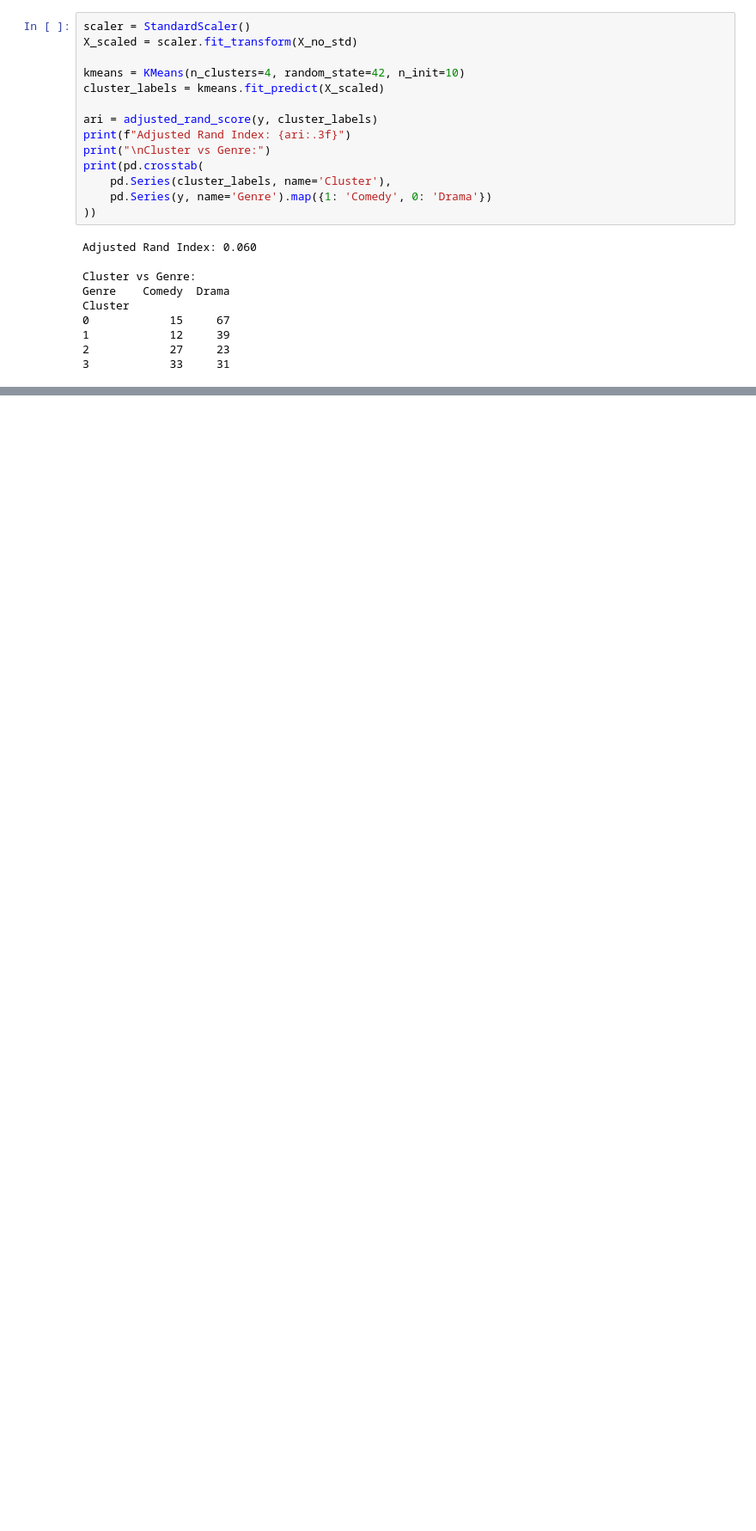
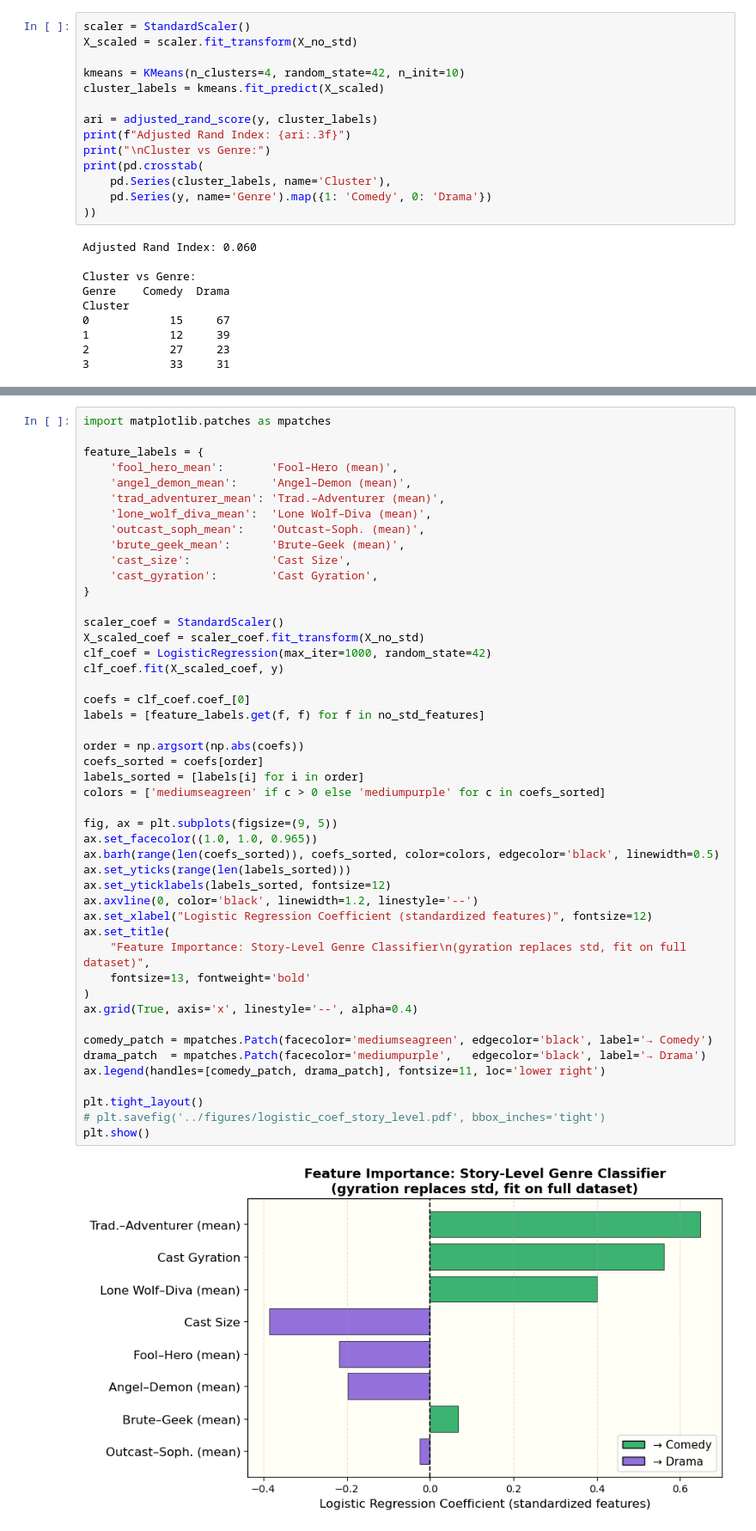
Before and after one commit to lcohenwanis/pocs2-spring2026-genre-from-archetypes, a Jupyter notebook: notebooks/prediction_gyration.ipynb, the cells around one changed output, grey strips where cells are left out. Shown at 86% size. Cells and saved outputs as stored; diff of their text form; blank space fills up the shorter version.

```diff
--- a/notebooks/prediction_gyration.ipynb
+++ b/notebooks/prediction_gyration.ipynb
@@ -317,0 +458,49 @@ Cluster
+# %%
+import matplotlib.patches as mpatches
+
+feature_labels = {
+    'fool_hero_mean':       'Fool–Hero (mean)',
+    'angel_demon_mean':     'Angel–Demon (mean)',
+    'trad_adventurer_mean': 'Trad.–Adventurer (mean)',
+    'lone_wolf_diva_mean':  'Lone Wolf–Diva (mean)',
+    'outcast_soph_mean':    'Outcast–Soph. (mean)',
+    'brute_geek_mean':      'Brute–Geek (mean)',
+    'cast_size':            'Cast Size',
+    'cast_gyration':        'Cast Gyration',
+}
+
+scaler_coef = StandardScaler()
+X_scaled_coef = scaler_coef.fit_transform(X_no_std)
+clf_coef = LogisticRegression(max_iter=1000, random_state=42)
+clf_coef.fit(X_scaled_coef, y)
+
+coefs = clf_coef.coef_[0]
+labels = [feature_labels.get(f, f) for f in no_std_features]
+
+order = np.argsort(np.abs(coefs))
+coefs_sorted = coefs[order]
+labels_sorted = [labels[i] for i in order]
+colors = ['mediumseagreen' if c > 0 else 'mediumpurple' for c in coefs_sorted]
+
+fig, ax = plt.subplots(figsize=(9, 5))
+ax.set_facecolor((1.0, 1.0, 0.965))
+ax.barh(range(len(coefs_sorted)), coefs_sorted, color=colors, edgecolor='black', linewidth=0.5)
+ax.set_yticks(range(len(labels_sorted)))
+ax.set_yticklabels(labels_sorted, fontsize=12)
+ax.axvline(0, color='black', linewidth=1.2, linestyle='--')
+ax.set_xlabel("Logistic Regression Coefficient (standardized features)", fontsize=12)
+ax.set_title(
+    "Feature Importance: Story-Level Genre Classifier\n(gyration replaces std, fit on full dataset)",
+    fontsize=13, fontweight='bold'
+)
+ax.grid(True, axis='x', linestyle='--', alpha=0.4)
+
+comedy_patch = mpatches.Patch(facecolor='mediumseagreen', edgecolor='black', label='→ Comedy')
+drama_patch  = mpatches.Patch(facecolor='mediumpurple',   edgecolor='black', label='→ Drama')
+ax.legend(handles=[comedy_patch, drama_patch], fontsize=11, loc='lower right')
+
+plt.tight_layout()
+# plt.savefig('../figures/logistic_coef_story_level.pdf', bbox_inches='tight')
+plt.show()
+# %% [output]
+[figure, added]
```
Also changed, not shown: parts of 10 cells of this notebook, 1 other file.
